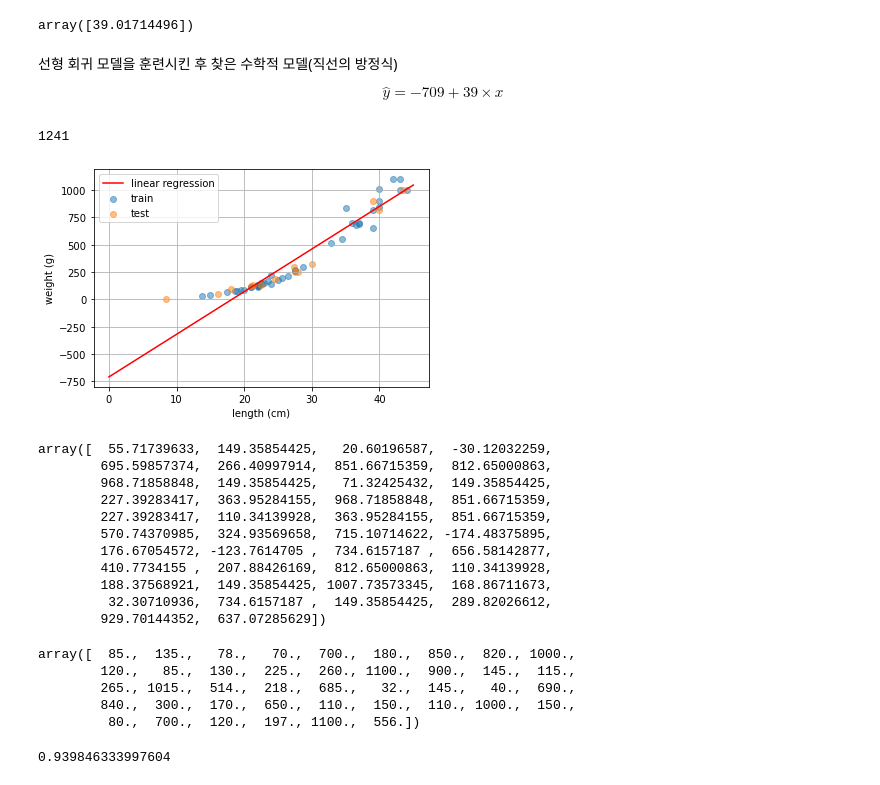
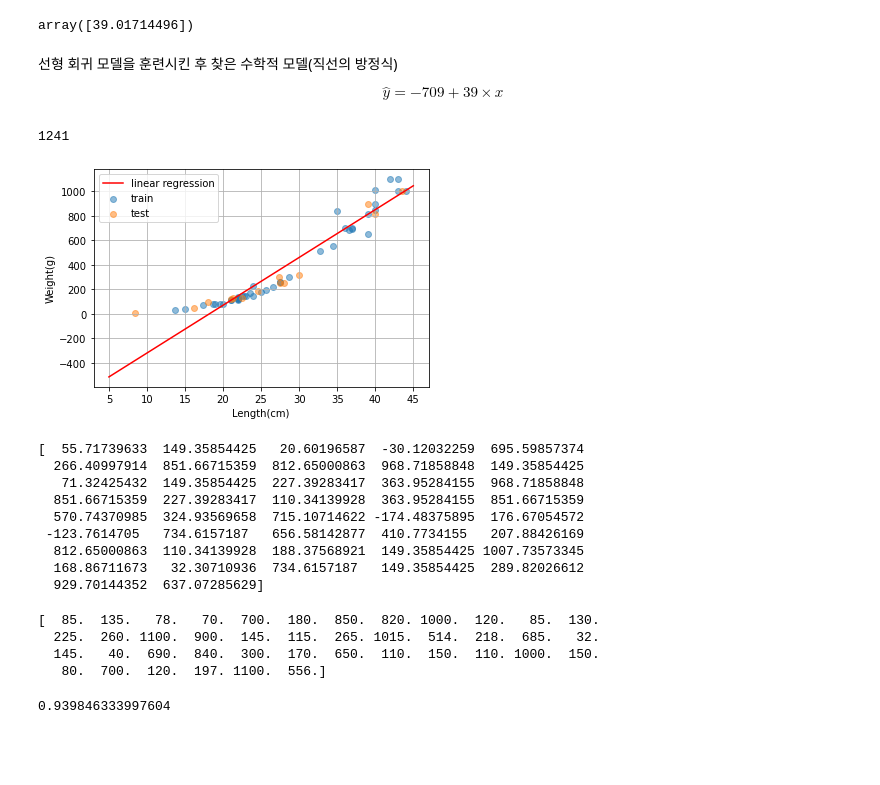
Before and after one commit to ljh5973/itwill_python, a Jupyter notebook: ml05_regression.ipynb, the cells around one changed output. Drawn from its saved outputs; the diff is of its cells as text; code cells hidden in the pictures; blank space fills up the shorter version.

```diff
--- a/ml05_regression.ipynb
+++ b/ml05_regression.ipynb
@@ -365,6 +343,6 @@ array([39.01714496])
 선형 회귀 모델을 훈련시킨 후 찾은 수학적 모델(직선의 방정식)
 
 $$
-\hat{y}= -709 + 39 \times x
+\hat{y} = -709 + 39 \times x
 $$
 # %%
@@ -372,47 +350,44 @@ $$
 # %% [output]
 1241
 # %%
-# 훈련/테스트 셋 선형 회귀 모델(직선) 시각화
-plt.scatter(X_train, y_train, alpha=0.5, label="train")
-plt.scatter(X_test,y_test,alpha=0.5, label="test")
+# 훈련 셋, 테스트 셋, 선형 회귀 모델(직선) 시각화
+plt.scatter(X_train, y_train, alpha=0.5, label='train')  # 훈련 셋
+plt.scatter(X_test, y_test, alpha=0.5, label='test')  # 테스트 셋
 
 # 직선(곡선) 시각화
-x=np.arange(0,45,0.001)
-w0= lin_reg.intercept_   # 직선의 y 절편
-w1=lin_reg.coef_[0] # 직선의 기울기
-y=w0+w1*x
+x = np.arange(5, 45, 0.001)
+w0 = lin_reg.intercept_  # 직선의 y절편
+w1 = lin_reg.coef_[0]  # 직선의 기울기
+y = w0 + w1 * x  # 직선의 방정식
+plt.plot(x, y, 'r-', label='linear regression')
 
-plt.plot(x,y, "r-", label="linear regression")
 plt.grid()
 plt.legend()
-plt.xlabel("length (cm)")
-plt.ylabel("weight (g)")
+plt.xlabel('Length(cm)')
+plt.ylabel('Weight(g)')
 plt.show()
 # %% [output]
-[figure, old version]
+[figure, new version]
 # %%
 # 훈련 셋에서의 예측값
-train_pred= lin_reg.predict(X_train)
-train_pred
+train_pred = lin_reg.predict(X_train)
+print(train_pred)
 # %% [output]
-array([  55.71739633,  149.35854425,   20.60196587,  -30.12032259,
-        695.59857374,  266.40997914,  851.66715359,  812.65000863,
-        968.71858848,  149.35854425,   71.32425432,  149.35854425,
-        227.39283417,  363.95284155,  968.71858848,  851.66715359,
-        227.39283417,  110.34139928,  363.95284155,  851.66715359,
-        570.74370985,  324.93569658,  715.10714622, -174.48375895,
-        176.67054572, -123.7614705 ,  734.6157187 ,  656.58142877,
-        410.7734155 ,  207.88426169,  812.65000863,  110.34139928,
-        188.37568921,  149.35854425, 1007.73573345,  168.86711673,
-         32.30710936,  734.6157187 ,  149.35854425,  289.82026612,
-        929.70144352,  637.07285629])
+[  55.71739633  149.35854425   20.60196587  -30.12032259  695.59857374
+  266.40997914  851.66715359  812.65000863  968.71858848  149.35854425
+   71.32425432  149.35854425  227.39283417  363.95284155  968.71858848
+  851.66715359  227.39283417  110.34139928  363.95284155  851.66715359
+  570.74370985  324.93569658  715.10714622 -174.48375895  176.67054572
+ -123.7614705   734.6157187   656.58142877  410.7734155   207.88426169
+  812.65000863  110.34139928  188.37568921  149.35854425 1007.73573345
+  168.86711673   32.30710936  734.6157187   149.35854425  289.82026612
+  929.70144352  637.07285629]
-# %%
-y_train
-# %% [output]
-array([  85.,  135.,   78.,   70.,  700.,  180.,  850.,  820., 1000.,
-        120.,   85.,  130.,  225.,  260., 1100.,  900.,  145.,  115.,
-        265., 1015.,  514.,  218.,  685.,   32.,  145.,   40.,  690.,
-        840.,  300.,  170.,  650.,  110.,  150.,  110., 1000.,  150.,
-         80.,  700.,  120.,  197., 1100.,  556.])
+# %%
+print(y_train)
+# %% [output]
+[  85.  135.   78.   70.  700.  180.  850.  820. 1000.  120.   85.  130.
+  225.  260. 1100.  900.  145.  115.  265. 1015.  514.  218.  685.   32.
+  145.   40.  690.  840.  300.  170.  650.  110.  150.  110. 1000.  150.
+   80.  700.  120.  197. 1100.  556.]
 # %%
 # 훈련 셋에서의 R^2 score
```
Also changed, not shown: parts of 75 cells of this notebook, 9 other files.
